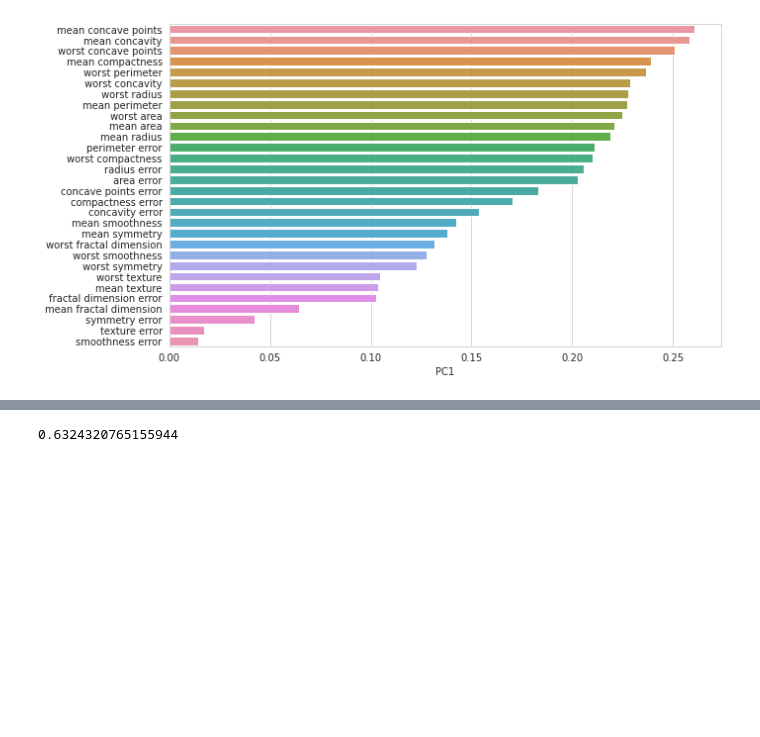
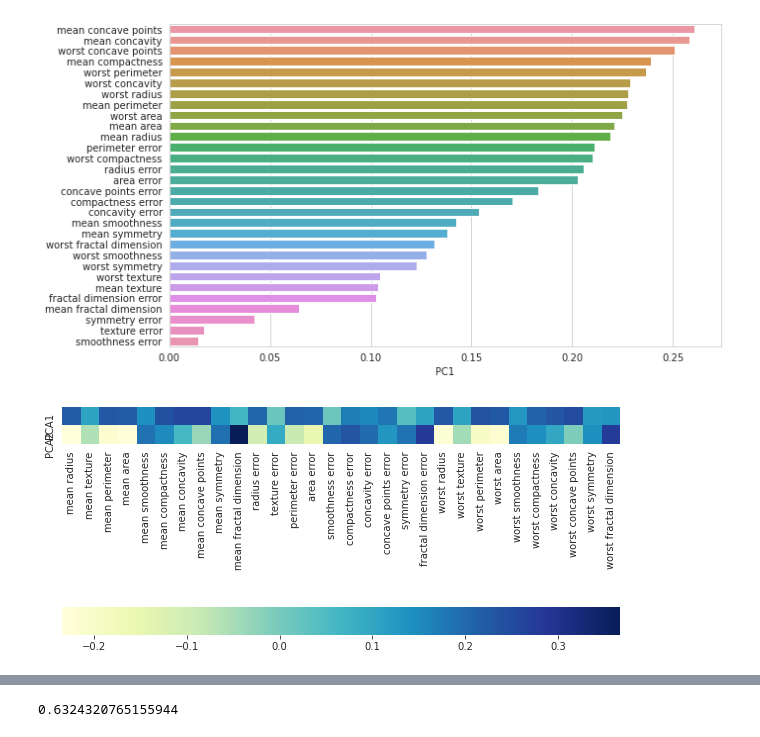
Before and after one commit to alexjj/pca, a Jupyter notebook: pca.ipynb, the cells around one changed output, grey strips where cells are left out. Cells and saved outputs as stored; diff of their text form; code cells hidden in the pictures; blank space fills up the shorter version.

```diff
--- a/pca.ipynb
+++ b/pca.ipynb
@@ -159,3 +203,13 @@ sns.barplot(x='PC1', y=pca_features.index, data=pca_features, order=pca_features
 # %% [output]
 <AxesSubplot:xlabel='PC1'>
 [figure]
+# %%
+plt.figure(figsize=(10,20))
+ax = sns.heatmap(pca.components_,
+                 cmap='YlGnBu',
+                 yticklabels=[ "PCA"+str(x) for x in range(1,pca.n_components_+1)],
+                 xticklabels=list(features),
+                 cbar_kws={"orientation": "horizontal"})
+ax.set_aspect("equal")
+# %% [output]
+[figure, added]
```
Also changed, not shown: parts of 7 cells of this notebook.
